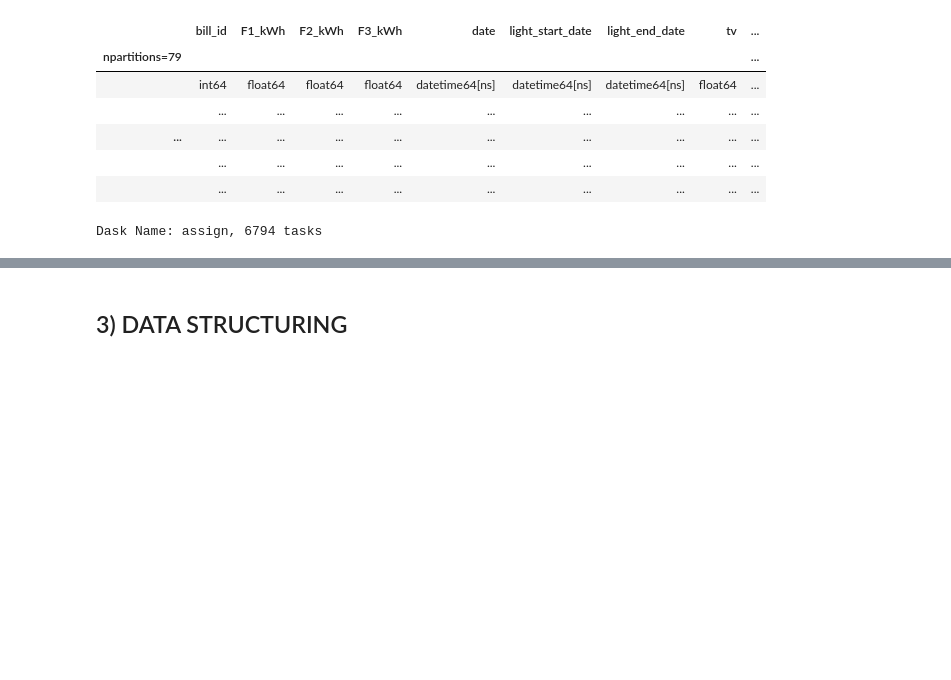
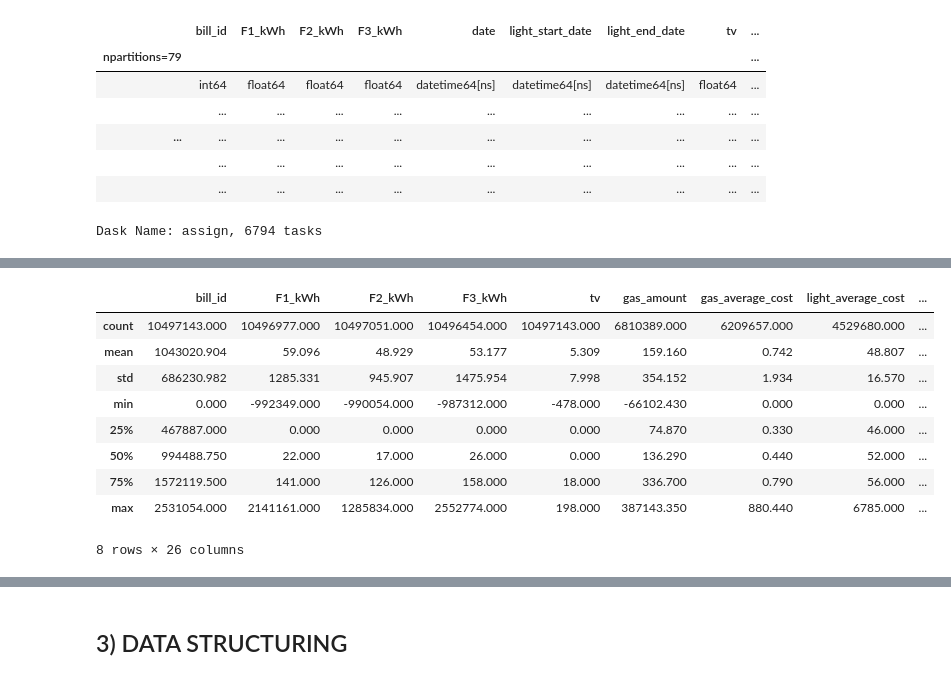
Before and after one commit to DSolerte/DataAnalysis_DaskProject, a Jupyter notebook: BigDataProject_SolerteTrigiante.ipynb, the cells around one changed output, grey strips where cells are left out. Drawn from its saved outputs; the diff is of its cells as text; code cells hidden in the pictures; blank space fills up the shorter version.

```diff
--- a/BigDataProject_SolerteTrigiante.ipynb
+++ b/BigDataProject_SolerteTrigiante.ipynb
@@ -685,0 +725,16 @@ Dask Name: assign, 6794 tasks
+# %%
+import pandas as pd
+pd.set_option('display.float_format', lambda x: '%.3f' % x)
+
+prova
+# %% [output]
+|  | bill_id | F1_kWh | F2_kWh | F3_kWh | tv | gas_amount | gas_average_cost | light_average_cost | ... |
+| count | 10497143.000 | 10496977.000 | 10497051.000 | 10496454.000 | 10497143.000 | 6810389.000 | 6209657.000 | 4529680.000 | ... |
+| mean | 1043020.904 | 59.096 | 48.929 | 53.177 | 5.309 | 159.160 | 0.742 | 48.807 | ... |
+| std | 686230.982 | 1285.331 | 945.907 | 1475.954 | 7.998 | 354.152 | 1.934 | 16.570 | ... |
+| min | 0.000 | -992349.000 | -990054.000 | -987312.000 | -478.000 | -66102.430 | 0.000 | 0.000 | ... |
+| 25% | 467887.000 | 0.000 | 0.000 | 0.000 | 0.000 | 74.870 | 0.330 | 46.000 | ... |
+| 50% | 994488.750 | 22.000 | 17.000 | 26.000 | 0.000 | 136.290 | 0.440 | 52.000 | ... |
+| 75% | 1572119.500 | 141.000 | 126.000 | 158.000 | 18.000 | 336.700 | 0.790 | 56.000 | ... |
+| max | 2531054.000 | 2141161.000 | 1285834.000 | 2552774.000 | 198.000 | 387143.350 | 880.440 | 6785.000 | ... |
+8 rows × 26 columns
```
Also changed, not shown: parts of 21 cells of this notebook.
